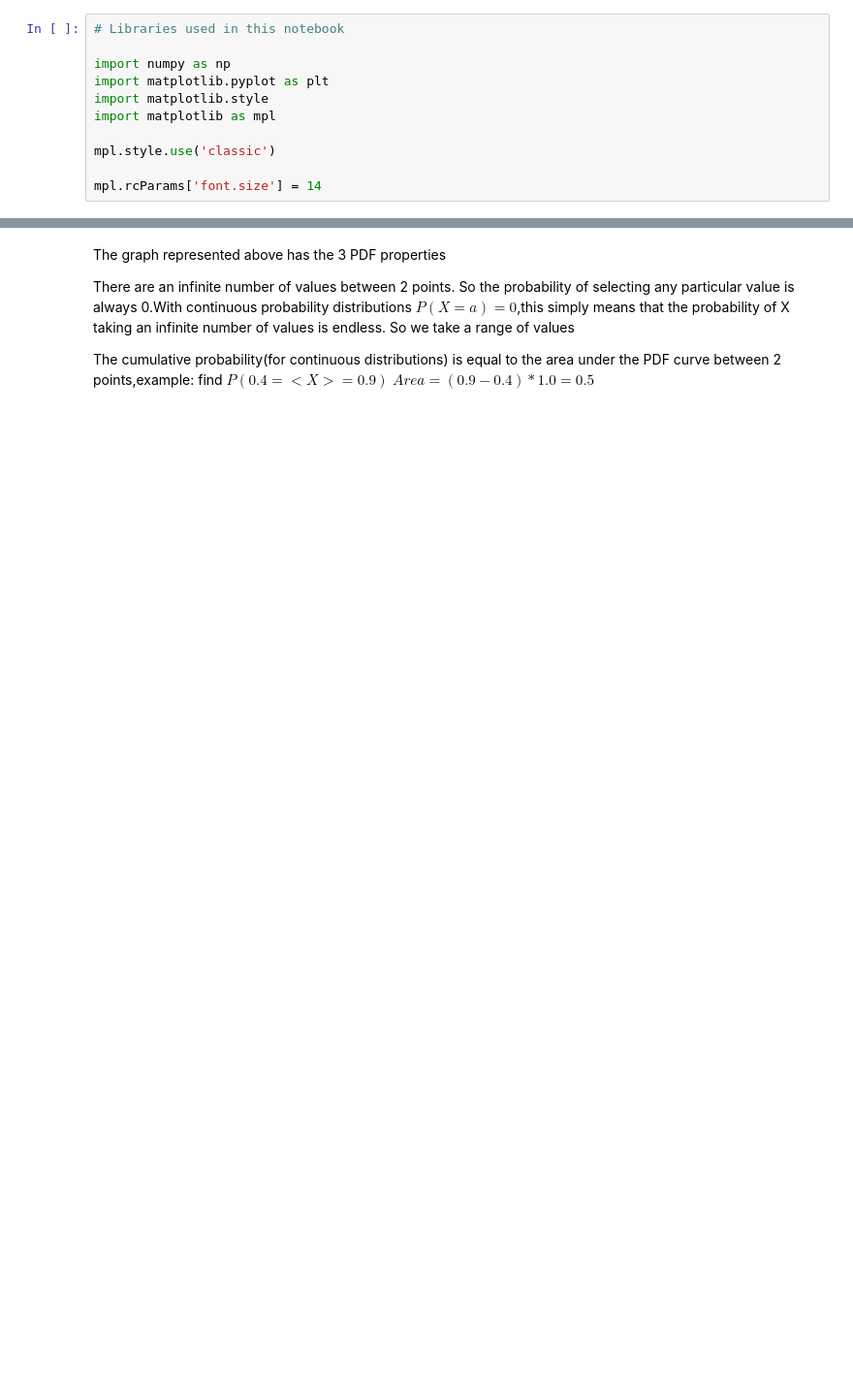
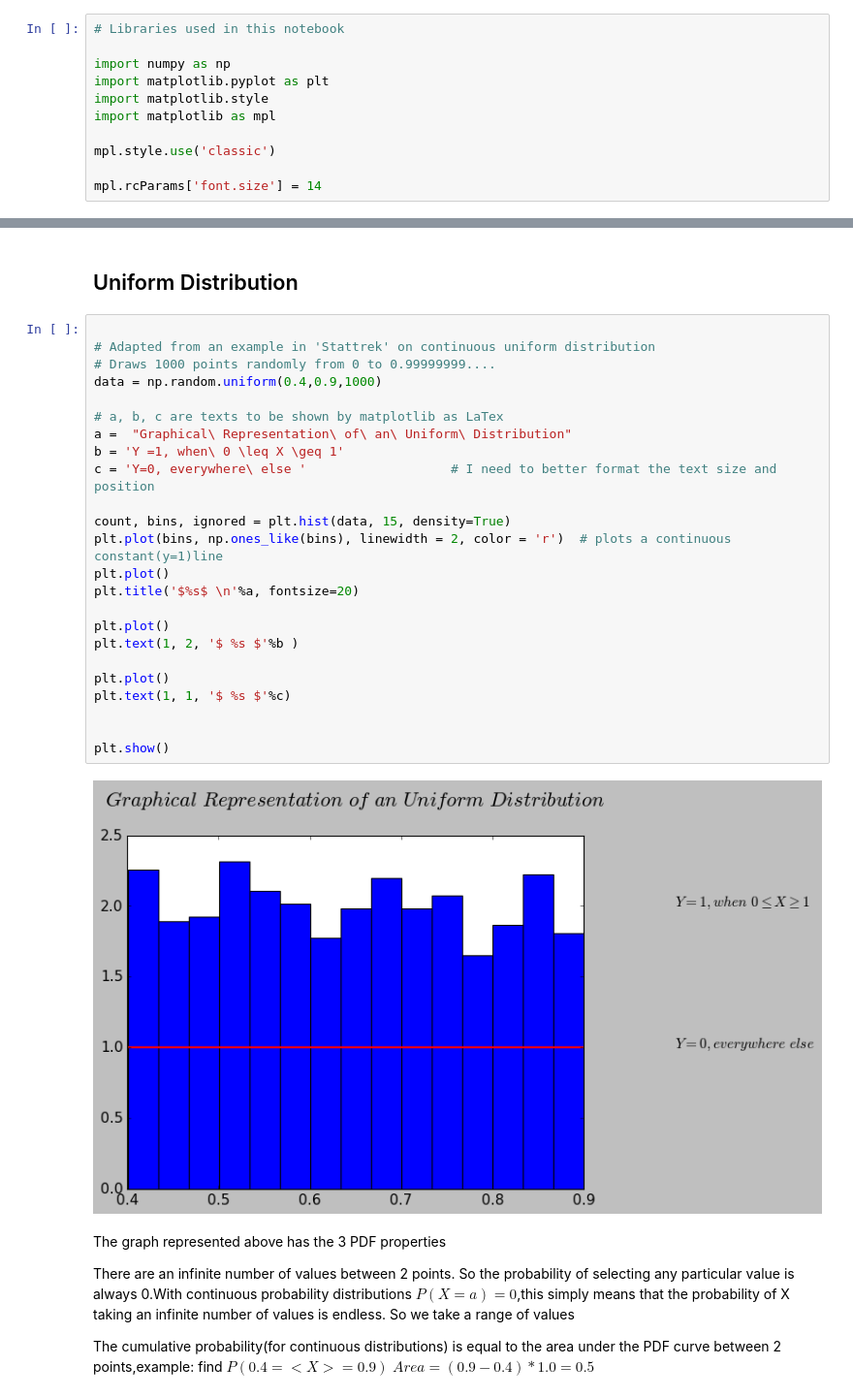
Before and after one commit to MarcoMen-Temp/Programming-Practice, a Jupyter notebook: NumpyAssignment.ipynb, the cells around one changed output, grey strips where cells are left out. Shown at 97% size. Drawn from its saved outputs; the diff is of its cells as text; blank space fills up the shorter version.

Commit message:
Added text and formatted the notebook

```diff
--- a/NumpyAssignment.ipynb
+++ b/NumpyAssignment.ipynb
@@ -142,3 +214,31 @@ plt.show()
+# %% [markdown]
+## Uniform Distribution
+# %%
+
+# Adapted from an example in 'Stattrek' on continuous uniform distribution
+# Draws 1000 points randomly from 0 to 0.99999999....
+data = np.random.uniform(0.4,0.9,1000)
+
+# a, b, c are texts to be shown by matplotlib as LaTex
+a =  "Graphical\ Representation\ of\ an\ Uniform\ Distribution"
+b = 'Y =1, when\ 0 \leq X \geq 1'
+c = 'Y=0, everywhere\ else '                   # I need to better format the text size and position
+
+count, bins, ignored = plt.hist(data, 15, density=True)
+plt.plot(bins, np.ones_like(bins), linewidth = 2, color = 'r')  # plots a continuous constant(y=1)line
+plt.plot()
+plt.title('$%s$ \n'%a, fontsize=20)
+
+plt.plot()
+plt.text(1, 2, '$ %s $'%b )
+
+plt.plot()
+plt.text(1, 1, '$ %s $'%c)
+
+
+plt.show()
+# %% [output]
+[figure, added]
 # %% [markdown]
 The graph represented above has the 3 PDF properties
 
```
Also changed, not shown: parts of 51 cells of this notebook.
